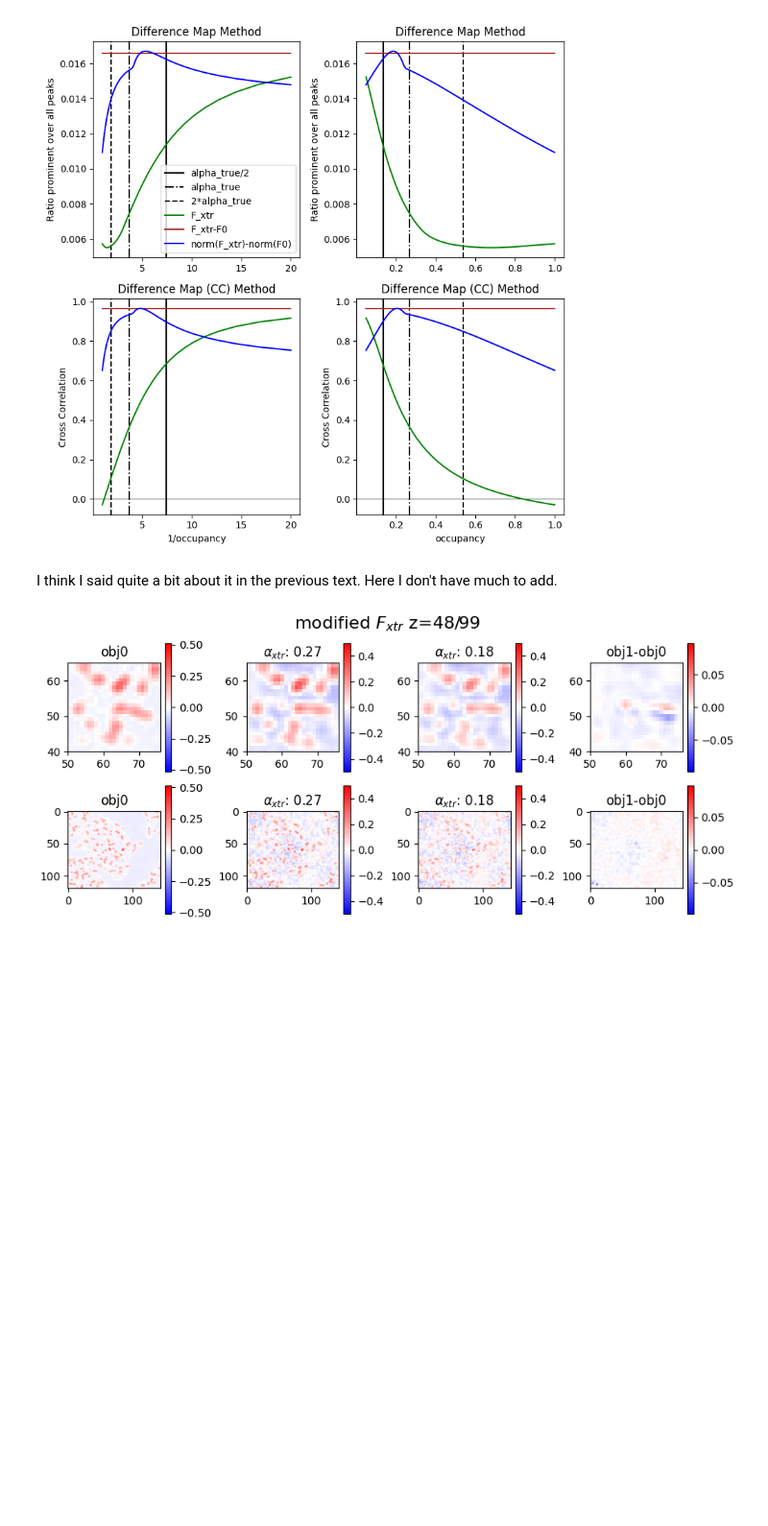
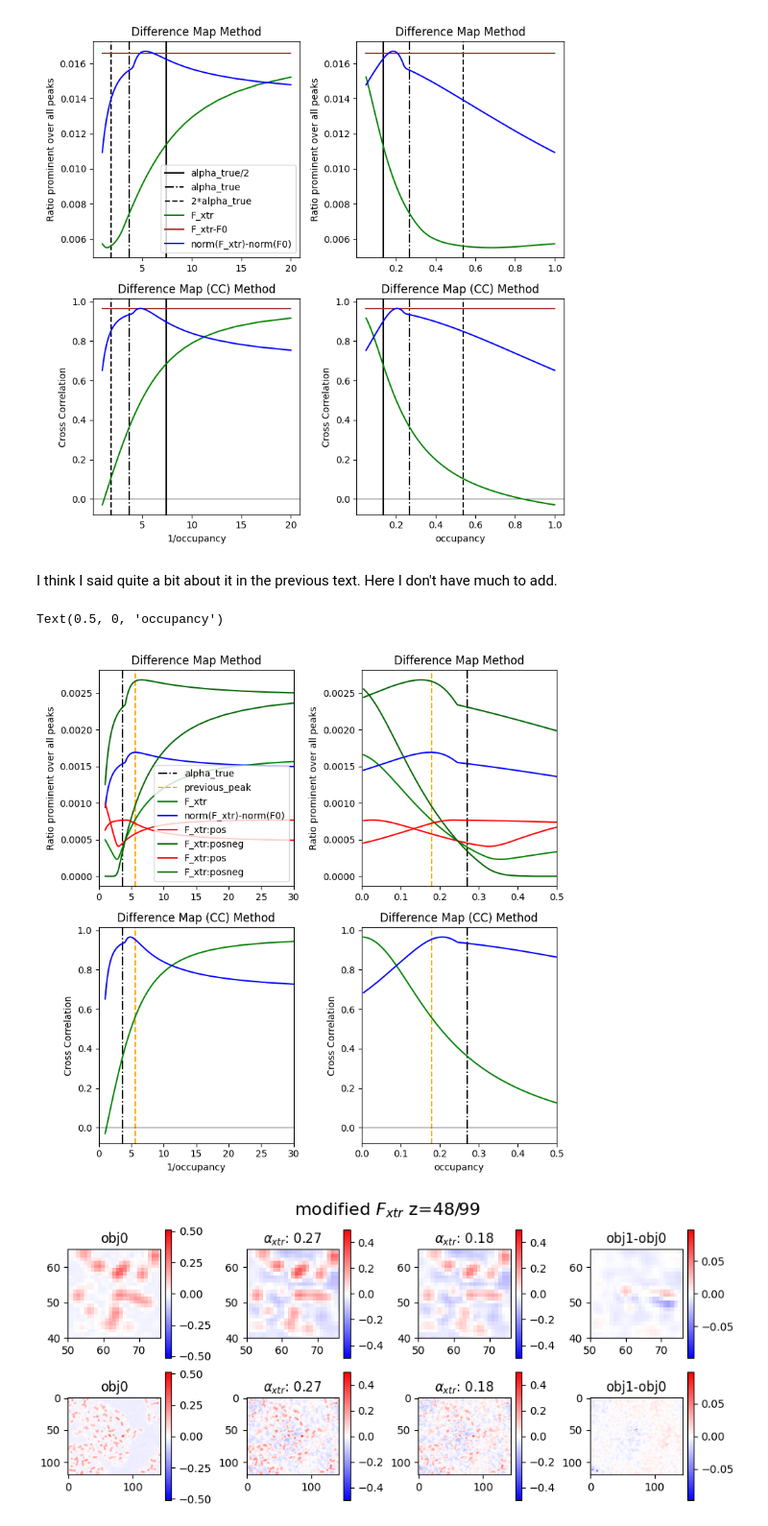
Before and after one commit to cvazz/occupancy-estimation, a Jupyter notebook: occupancy-cistrans-noise.ipynb, the cells around one changed output. Shown at 96% size. Saved outputs shown, nothing was run; the diff lists cells and outputs as text; code cells hidden in the pictures; blank space fills up the shorter version.

```diff
--- a/occupancy-cistrans-noise.ipynb
+++ b/occupancy-cistrans-noise.ipynb
@@ -368,6 +403,86 @@ fig.savefig(loc + "_differencemap.png")
 [figure]
 # %% [markdown]
 I think I said quite a bit about it in the previous text. Here I don't have much to add.
+# %%
+alpha_xtrs = np.linspace(5e-3,1,150 )
+
+f_xtrs = make_f_xtr(alpha_xtrs, f_dark, f_light, np.angle(f_dark),  version=1, noise_level=0)
+peak_sum, real_CC, peak_pos, peak_neg = x8_density_map_f1(f_xtrs, mask_pks, obj0, delta_obj, posneg=True)
+# peak_sum_diffnorm, real_CC_diffnorm, fract = x8_density_map_fdiff_norm(f_xtrs, mask_pks, obj0, delta_obj, inspect=True)
+peak_sum_diffnorm, real_CC_diffnorm, peak_pos_diffnorm, peak_neg_diffnorm = x8_density_map_fdiff_norm(f_xtrs, mask_pks, obj0, delta_obj, posneg=True)
+
+# peak_sum_difffact, real_CC_difffact = x8_density_map_fdiff_factor(f_xtrs/alpha_xtrs[:,None,None], mask_pks, obj0, delta_obj, 1)
+# peak_sum_diff_noisyf0, real_CC_diff_noisyf0 = x8_density_map_fdiff_noisyf0(f_xtrs, mask_pks, obj0, delta_obj)
+
+#print(np.max(),axis=(1,2)))
+
+pk_val = alpha_xtrs[np.argmax(peak_sum_diffnorm)]
+
+fig, axs = plt.subplots(2,2, figsize=(8,8),tight_layout=True)
+for ax in axs[0] :
+    ax.set_ylabel("Ratio prominent over all peaks")
+    ax.set_title("Difference Map Method")
+
+for ax in axs[:,0] :
+    # ax.axvline(1/(alpha/2),c="k", linestyle="-", label="alpha_true/2")
+    ax.axvline(1/alpha,c="k", linestyle="-.", label="alpha_true")
+    # ax.axvline(1/(alpha*2),c="k", linestyle="--", label="2*alpha_true")
+    ax.axvline(1/pk_val,c="orange", linestyle="--", label="previous_peak")
+    ax.set_xlim(0,30)
+
+for ax in axs[:,1] :
+    # ax.axvline(alpha/2,c="k", linestyle="-", label="alpha_true")
+    ax.axvline(alpha,c="k", linestyle="-.", label="alpha_true")
+    # ax.axvline(alpha*2,c="k", linestyle="--", label="2*alpha_true")
+    ax.axvline(pk_val,c="orange", linestyle="--", )
+    ax.set_xlim(0,0.5)
+
+for ax in axs[1] :
+    ax.axhline(0,c="k", linewidth=.5, )
+    ax.set_ylabel("Cross Correlation")
+    ax.set_xlabel("Alphas")
+    ax.set_title("Difference Map (CC) Method")
+
+ax = axs[0,0]
+ax.plot(1/alpha_xtrs,peak_sum, label=r"F_xtr",color="g")
+ax.plot(1/alpha_xtrs,peak_sum_diffnorm, label=r"norm(F_xtr)-norm(F0)",color="b")
+ax.plot(1/alpha_xtrs,peak_pos, label=r"F_xtr:pos",color="red")
+ax.plot(1/alpha_xtrs,peak_neg, label=r"F_xtr:posneg",color="darkgreen")
+ax.plot(1/alpha_xtrs,peak_pos_diffnorm, label=r"F_xtr:pos",color="red")
+ax.plot(1/alpha_xtrs,peak_neg_diffnorm, label=r"F_xtr:posneg",color="darkgreen")
+# ax.plot(1/alpha_xtrs,peak_sum_diff_noisyf0, label=r"norm(F_xtr)-norm(F0)",color="r")
+# ax.plot(1/alpha_xtrs,peak_sum_difffact, label=r"norm(F_xtr)-norm(F0)",color="cyan")
+ax.legend()
+
+ax = axs[0,1]
+ax.plot(alpha_xtrs,peak_sum, label=r"$\phi_{0}$",color="g")
+# ax.plot(alpha_xtrs,peak_sum_diff, label=r"$\phi_{0}$",color="brown")
+ax.plot(alpha_xtrs,peak_sum_diffnorm, label=r"norm(F_xtr)-norm(F0)",color="b")
+ax.plot(alpha_xtrs,peak_pos, label=r"F_xtr:pos",color="red")
+ax.plot(alpha_xtrs,peak_neg, label=r"F_xtr:posneg",color="darkgreen")
+ax.plot(alpha_xtrs,peak_pos_diffnorm, label=r"F_xtr:pos",color="red")
+ax.plot(alpha_xtrs,peak_neg_diffnorm, label=r"F_xtr:posneg",color="darkgreen")
+# ax.plot(alpha_xtrs,peak_sum_diff_noisyf0, label=r"norm(F_xtr)-norm(F0)",color="r")
+# ax.plot(alpha_xtrs,peak_sum_difffact, label=r"norm(F_xtr)-norm(F0)",color="cyan")
+
+ax = axs[1,0]
+ax.plot(1/alpha_xtrs,real_CC, label=r"$\phi_{0}$",color="g")
+# ax.plot(1/alpha_xtrs,real_CC_diff, label=r"F_xtr-F0",color="brown")
+ax.plot(1/alpha_xtrs,real_CC_diffnorm, label=r"norm: F_xtr-F0",color="b")
+# ax.plot(1/alpha_xtrs,real_CC_diff_noisyf0, label=r"norm: F_xtr-F0",color="r")
+# ax.plot(1/alpha_xtrs,real_CC_difffact, label=r"norm: F_xtr-F0",color="cyan")
+ax.set_xlabel("1/occupancy")
+
+ax = axs[1,1]
+ax.plot(alpha_xtrs,real_CC,  label=r"F_xtr"    ,    color="g")
+# ax.plot(alpha_xtrs,real_CC_diff, label=r"F_xtr-F0",color="brown")
+ax.plot(alpha_xtrs,real_CC_diffnorm, label=r"norm: F_xtr-F0",color="b")
+# ax.plot(alpha_xtrs,real_CC_diff_noisyf0, label=r"norm: F_xtr-F0",color="r")
+# ax.plot(alpha_xtrs,real_CC_difffact, label=r"norm: F_xtr-F0",color="cyan")
+ax.set_xlabel("occupancy")
+# %% [output]
+Text(0.5, 0, 'occupancy')
+[figure, added]
 # %%
 pk_val = alpha_xtrs[np.argmax(peak_sum_diffnorm)]
 pk_val
```
Also changed, not shown: parts of 4 cells of this notebook, 8 other files.
